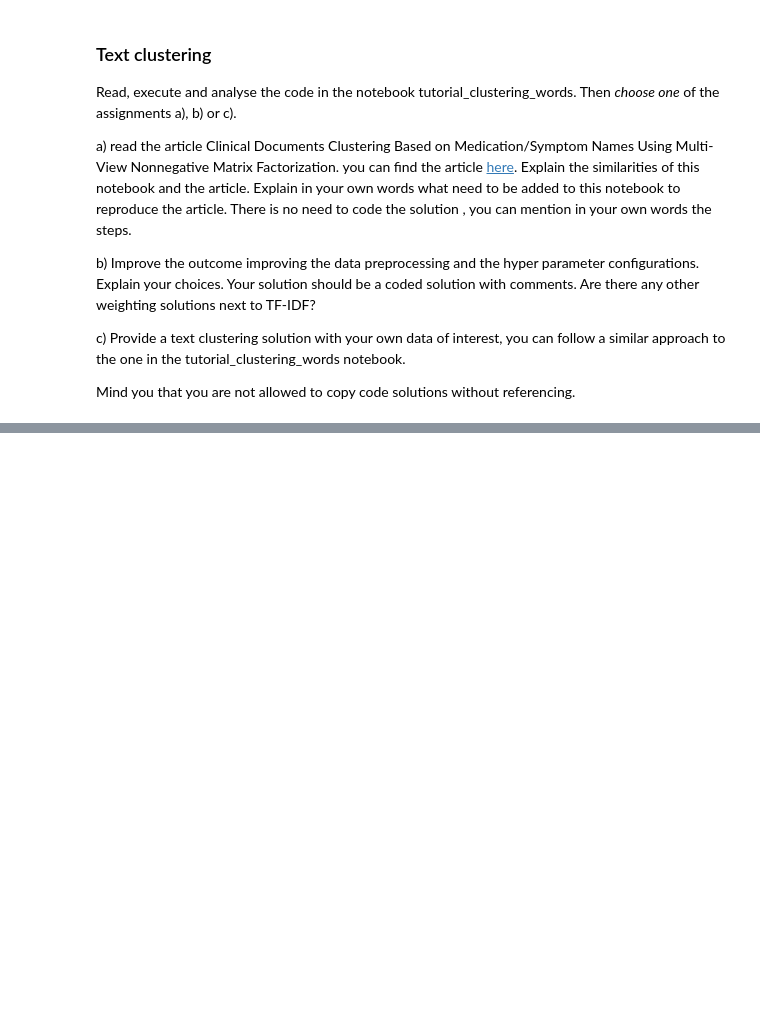
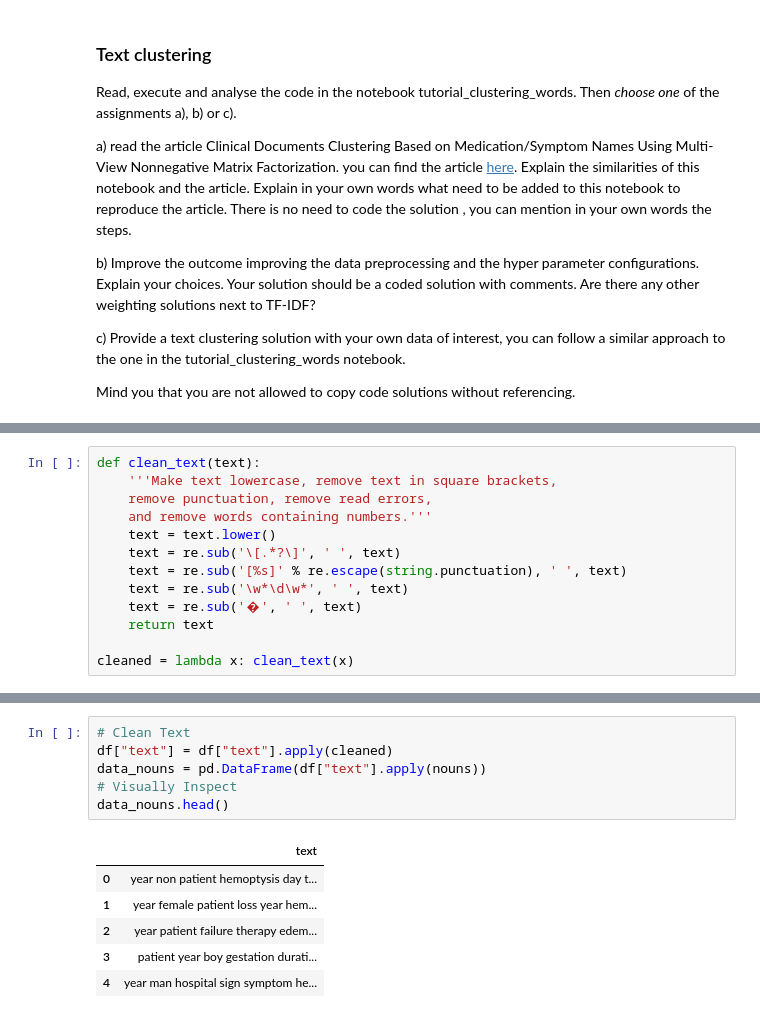
Before and after one commit to hesam989/HanzeDataScience3, a Jupyter notebook: UnsupervisedLearning/W2_Exercise.ipynb, the cells around one changed output, grey strips where cells are left out. Saved outputs shown, nothing was run; the diff lists cells and outputs as text; blank space fills up the shorter version.

```diff
--- a/UnsupervisedLearning/W2_Exercise.ipynb
+++ b/UnsupervisedLearning/W2_Exercise.ipynb
@@ -50,0 +134,13 @@ Mind you that you are not allowed to copy code solutions without referencing.
+# %%
+def clean_text(text):
+    '''Make text lowercase, remove text in square brackets,
+    remove punctuation, remove read errors,
+    and remove words containing numbers.'''
+    text = text.lower()
+    text = re.sub('\[.*?\]', ' ', text)
+    text = re.sub('[%s]' % re.escape(string.punctuation), ' ', text)
+    text = re.sub('\w*\d\w*', ' ', text)
+    text = re.sub('�', ' ', text)
+    return text
+
+cleaned = lambda x: clean_text(x)
@@ -50,0 +166,13 @@ Mind you that you are not allowed to copy code solutions without referencing.
+# %%
+# Clean Text
+df["text"] = df["text"].apply(cleaned)
+data_nouns = pd.DataFrame(df["text"].apply(nouns))
+# Visually Inspect
+data_nouns.head()
+# %% [output]
+|  | text |
+| 0 | year non patient hemoptysis day t... |
+| 1 | year female patient loss year hem... |
+| 2 | year patient failure therapy edem... |
+| 3 | patient year boy gestation durati... |
+| 4 | year man hospital sign symptom he... |
```
Also changed, not shown: parts of 15 cells of this notebook, 2 other files.
